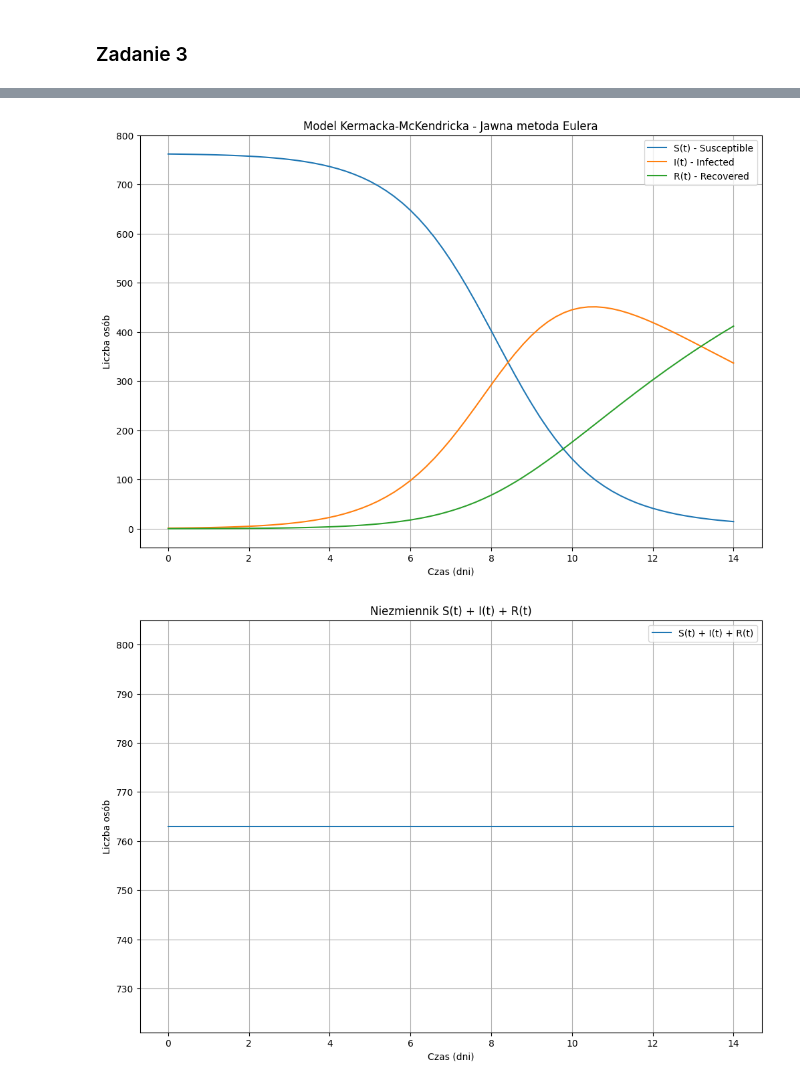
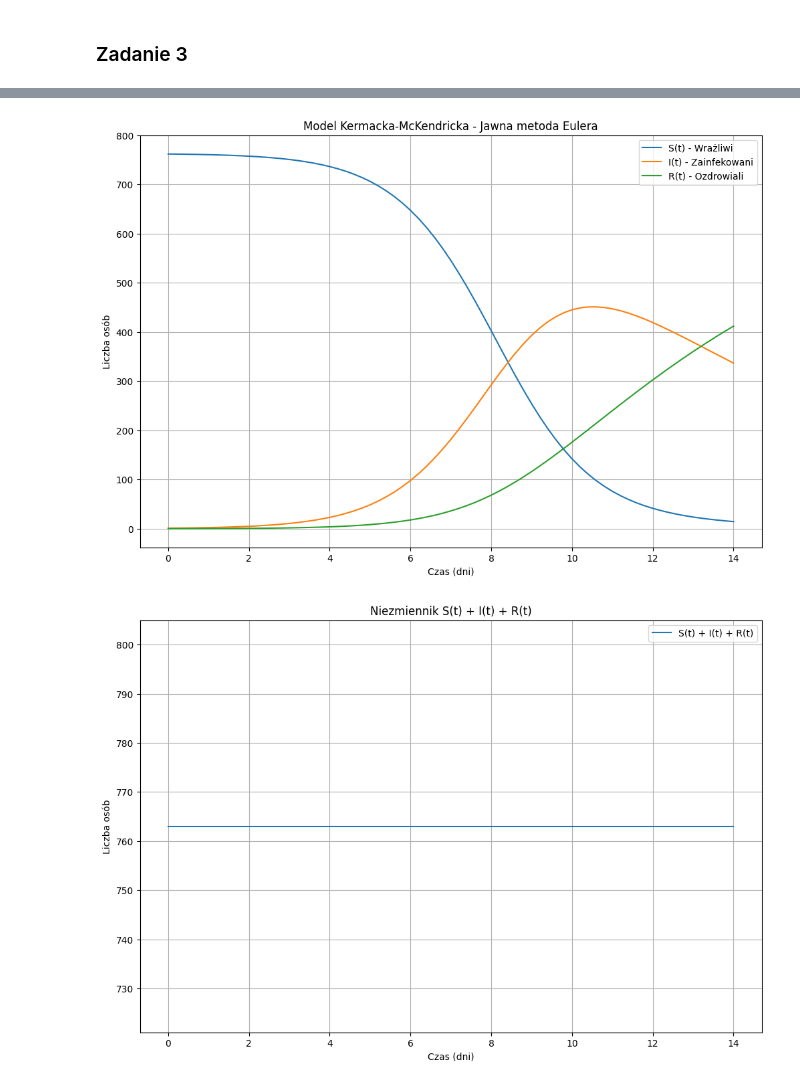
Before and after one commit to biganton/MOWNIT, a Jupyter notebook: lab9/lab9.ipynb, the cells around one changed output, grey strips where cells are left out. Saved outputs shown, nothing was run; the diff lists cells and outputs as text; code cells hidden in the pictures.

```diff
--- a/lab9/lab9.ipynb
+++ b/lab9/lab9.ipynb
@@ -157,23 +153,22 @@ R_values[0] = R0
 # %%
 # Metoda Eulera
 for k in range(steps):
     S_values[k+1] = S_values[k] + h * dS_dt(S_values[k], I_values[k], R_values[k])
     I_values[k+1] = I_values[k] + h * dI_dt(S_values[k], I_values[k], R_values[k])
     R_values[k+1] = R_values[k] + h * dR_dt(S_values[k], I_values[k], R_values[k])
 
-# Wykresy dla jawnej metody Eulera
 plt.figure(figsize=(12, 8))
-plt.plot(t_values, S_values, label='S(t) - Susceptible')
-plt.plot(t_values, I_values, label='I(t) - Infected')
-plt.plot(t_values, R_values, label='R(t) - Recovered')
+plt.plot(t_values, S_values, label='S(t) - Wrażliwi')
+plt.plot(t_values, I_values, label='I(t) - Zainfekowani')
+plt.plot(t_values, R_values, label='R(t) - Ozdrowiali')
 plt.xlabel('Czas (dni)')
 plt.ylabel('Liczba osób')
 plt.legend()
 plt.title('Model Kermacka-McKendricka - Jawna metoda Eulera')
 plt.grid()
 plt.show()
 # %% [output]
-[figure, old version]
+[figure, new version]
 # %%
 # Wykres sumy S + I + R
 plt.figure(figsize=(12, 8))
```
Also changed, not shown: parts of 8 cells of this notebook.
